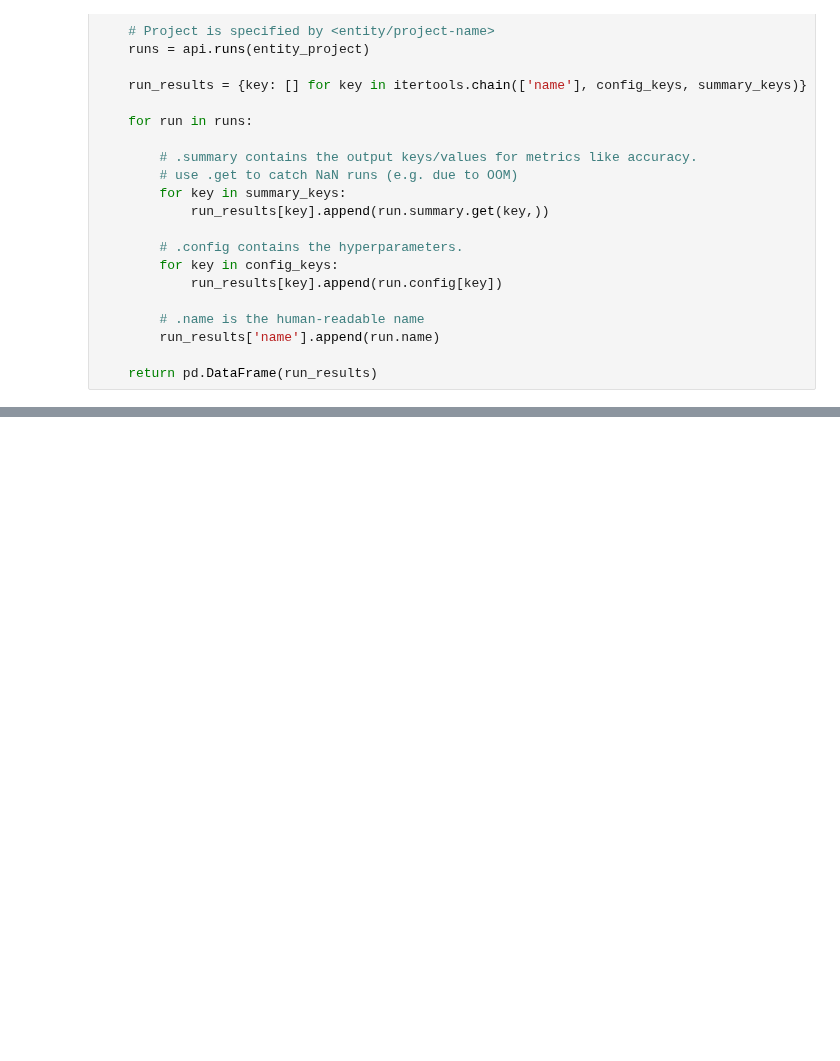
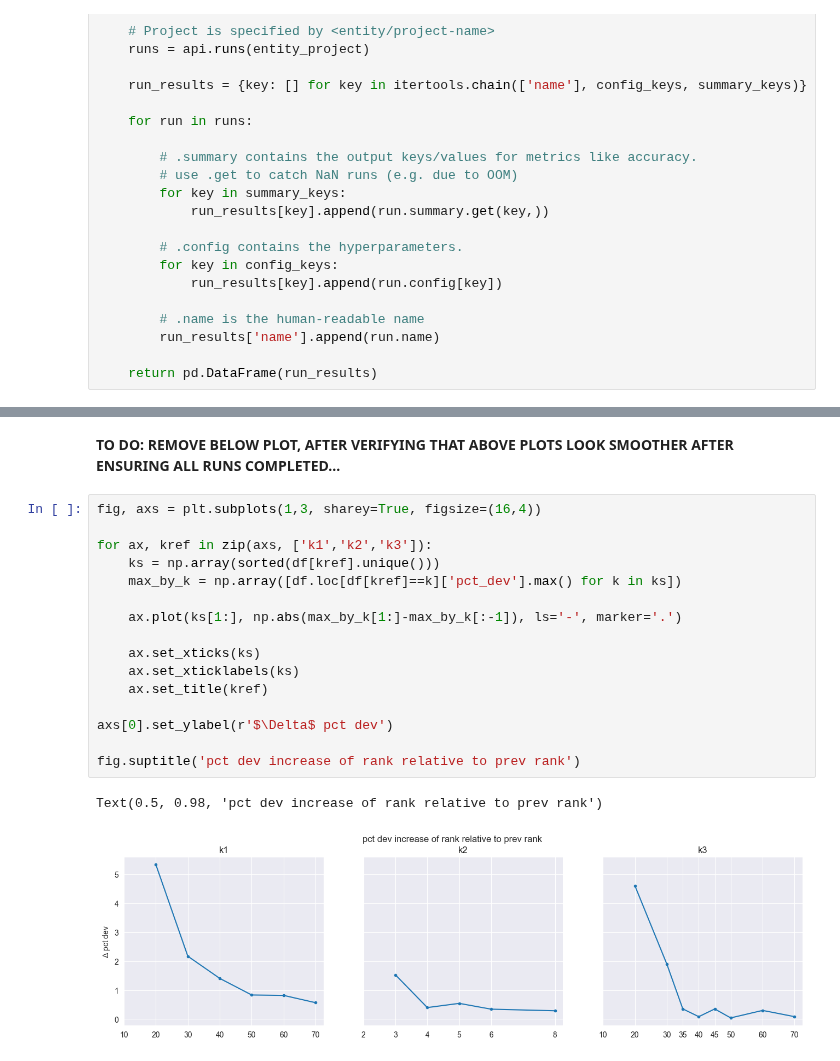
Before and after one commit to lindermanlab/dirichlet-tucker, a Jupyter notebook: analysis/kf_cv_results.ipynb, the cells around one changed output, grey strips where cells are left out. Cells and saved outputs as stored; diff of their text form; blank space fills up the shorter version.

```diff
--- a/analysis/kf_cv_results.ipynb
+++ b/analysis/kf_cv_results.ipynb
@@ -158,0 +150,21 @@ fig.show()
+# %% [markdown]
+**TO DO: REMOVE BELOW PLOT, AFTER VERIFYING THAT ABOVE PLOTS LOOK SMOOTHER AFTER ENSURING ALL RUNS COMPLETED...**
+# %%
+fig, axs = plt.subplots(1,3, sharey=True, figsize=(16,4))
+
+for ax, kref in zip(axs, ['k1','k2','k3']):
+    ks = np.array(sorted(df[kref].unique()))
+    max_by_k = np.array([df.loc[df[kref]==k]['pct_dev'].max() for k in ks])
+
+    ax.plot(ks[1:], np.abs(max_by_k[1:]-max_by_k[:-1]), ls='-', marker='.')
+
+    ax.set_xticks(ks)
+    ax.set_xticklabels(ks)
+    ax.set_title(kref)
+
+axs[0].set_ylabel(r'$\Delta$ pct dev')
+
+fig.suptitle('pct dev increase of rank relative to prev rank')
+# %% [output]
+Text(0.5, 0.98, 'pct dev increase of rank relative to prev rank')
+[figure, added]
```
Also changed, not shown: parts of 25 cells of this notebook.
